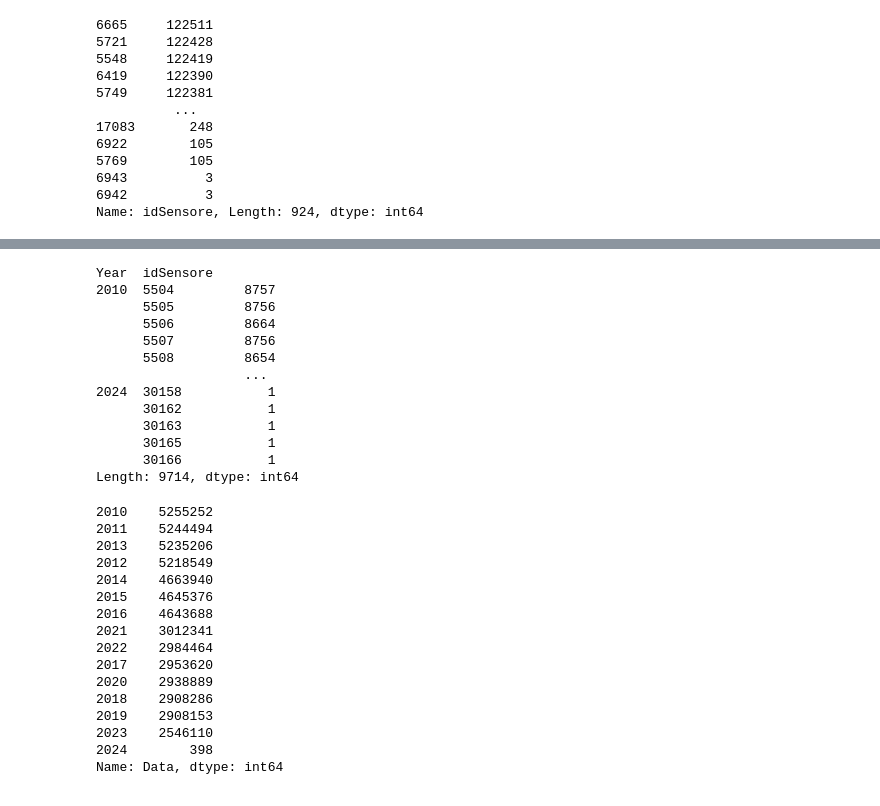
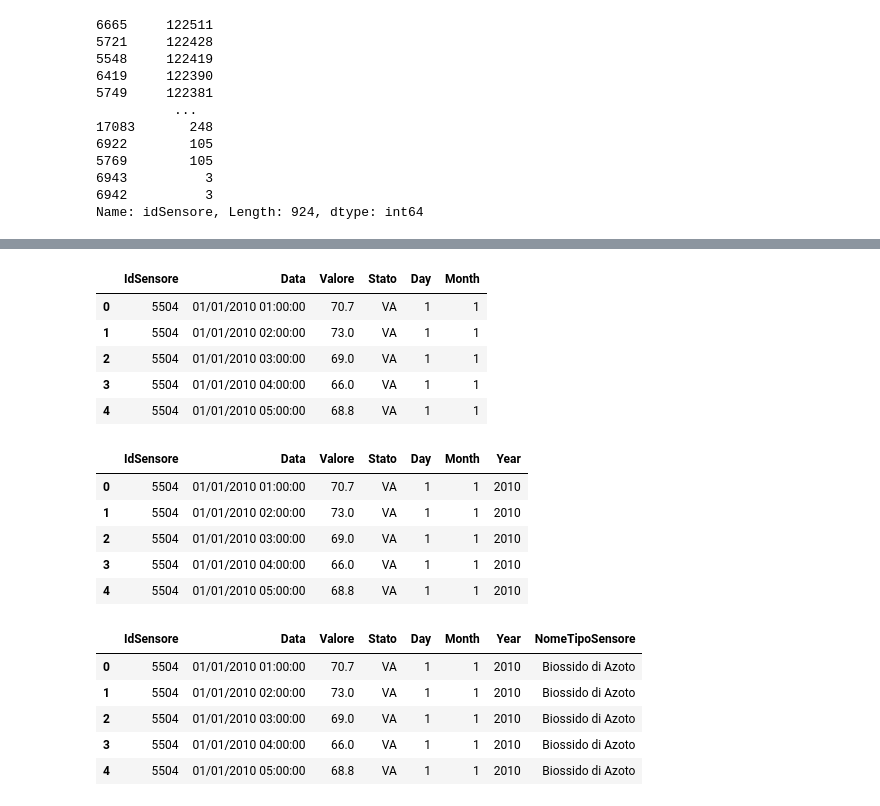
Before and after one commit to LGpolimi/HHE_DSLAB_project_AA2324, a Jupyter notebook: air_pollution_notebook.ipynb, the cells around one changed output, grey strips where cells are left out. Cells and saved outputs as stored; diff of their text form; code cells hidden in the pictures.

```diff
--- a/air_pollution_notebook.ipynb
+++ b/air_pollution_notebook.ipynb
@@ -115,0 +130,4 @@ Name: idSensore, Length: 924, dtype: int64
+# %%
+## Rename the column 'idSensore' to 'IdSensore' in the air quality dataframe
+df_air_quality = df_air_quality.rename(columns={'idSensore': 'IdSensore'})
+df_air_quality.head()
@@ -115,0 +141,4 @@ Name: idSensore, Length: 924, dtype: int64
+# %%
+# Extract the month from the 'Data' column using string slicing and convert it to integer
+df_air_quality['Day'] = df_air_quality['Data'].str[0:2].astype(int)
+df_air_quality.head()
@@ -116,43 +152,33 @@ Name: idSensore, Length: 924, dtype: int64
+# %%
+# Extract the month from the 'Data' column using string slicing and convert it to integer
+df_air_quality['Month'] = df_air_quality['Data'].str[3:5].astype(int)
+df_air_quality.head()
+# %% [output]
+|  | IdSensore | Data | Valore | Stato | Day | Month |
+| 0 | 5504 | 01/01/2010 01:00:00 | 70.7 | VA | 1 | 1 |
+| 1 | 5504 | 01/01/2010 02:00:00 | 73.0 | VA | 1 | 1 |
+| 2 | 5504 | 01/01/2010 03:00:00 | 69.0 | VA | 1 | 1 |
+| 3 | 5504 | 01/01/2010 04:00:00 | 66.0 | VA | 1 | 1 |
+| 4 | 5504 | 01/01/2010 05:00:00 | 68.8 | VA | 1 | 1 |
 # %%
 # Extract the year from the 'Data' column using string slicing
-df_air_quality['Year'] = df_air_quality['Data'].str[6:10]
-
-# Group by 'Year' and 'idSensore', and count the number of rows
-result = df_air_quality.groupby(['Year', 'idSensore']).size()
-
-# Now print the result
-print(result)
+df_air_quality['Year'] = df_air_quality['Data'].str[6:10].astype(int)
+df_air_quality.head()
 # %% [output]
-Year  idSensore
-2010  5504         8757
-      5505         8756
-      5506         8664
-      5507         8756
-      5508         8654
-                   ...
-2024  30158           1
-      30162           1
-      30163           1
-      30165           1
-      30166           1
-Length: 9714, dtype: int64
+|  | IdSensore | Data | Valore | Stato | Day | Month | Year |
+| 0 | 5504 | 01/01/2010 01:00:00 | 70.7 | VA | 1 | 1 | 2010 |
+| 1 | 5504 | 01/01/2010 02:00:00 | 73.0 | VA | 1 | 1 | 2010 |
+| 2 | 5504 | 01/01/2010 03:00:00 | 69.0 | VA | 1 | 1 | 2010 |
+| 3 | 5504 | 01/01/2010 04:00:00 | 66.0 | VA | 1 | 1 | 2010 |
+| 4 | 5504 | 01/01/2010 05:00:00 | 68.8 | VA | 1 | 1 | 2010 |
-# %%
-##Print the number of rows in the air quality dataframe for each year
-print(df_air_quality['Data'].str[6:10].value_counts())
-# %% [output]
-2010    5255252
-2011    5244494
-2013    5235206
-2012    5218549
-2014    4663940
-2015    4645376
-2016    4643688
-2021    3012341
-2022    2984464
-2017    2953620
-2020    2938889
-2018    2908286
-2019    2908153
-2023    2546110
-2024        398
-Name: Data, dtype: int64
+# %%
+## Append the column 'NomeTipoSensore' to the air quality dataframe based on the 'IdSensore' column
+df_air_quality = df_air_quality.merge(df_milano_stations[['IdSensore', 'NomeTipoSensore']], on='IdSensore')
+df_air_quality.head()
+# %% [output]
+|  | IdSensore | Data | Valore | Stato | Day | Month | Year | NomeTipoSensore |
+| 0 | 5504 | 01/01/2010 01:00:00 | 70.7 | VA | 1 | 1 | 2010 | Biossido di Azoto |
+| 1 | 5504 | 01/01/2010 02:00:00 | 73.0 | VA | 1 | 1 | 2010 | Biossido di Azoto |
+| 2 | 5504 | 01/01/2010 03:00:00 | 69.0 | VA | 1 | 1 | 2010 | Biossido di Azoto |
+| 3 | 5504 | 01/01/2010 04:00:00 | 66.0 | VA | 1 | 1 | 2010 | Biossido di Azoto |
+| 4 | 5504 | 01/01/2010 05:00:00 | 68.8 | VA | 1 | 1 | 2010 | Biossido di Azoto |
```
Also changed, not shown: parts of 7 cells of this notebook.
